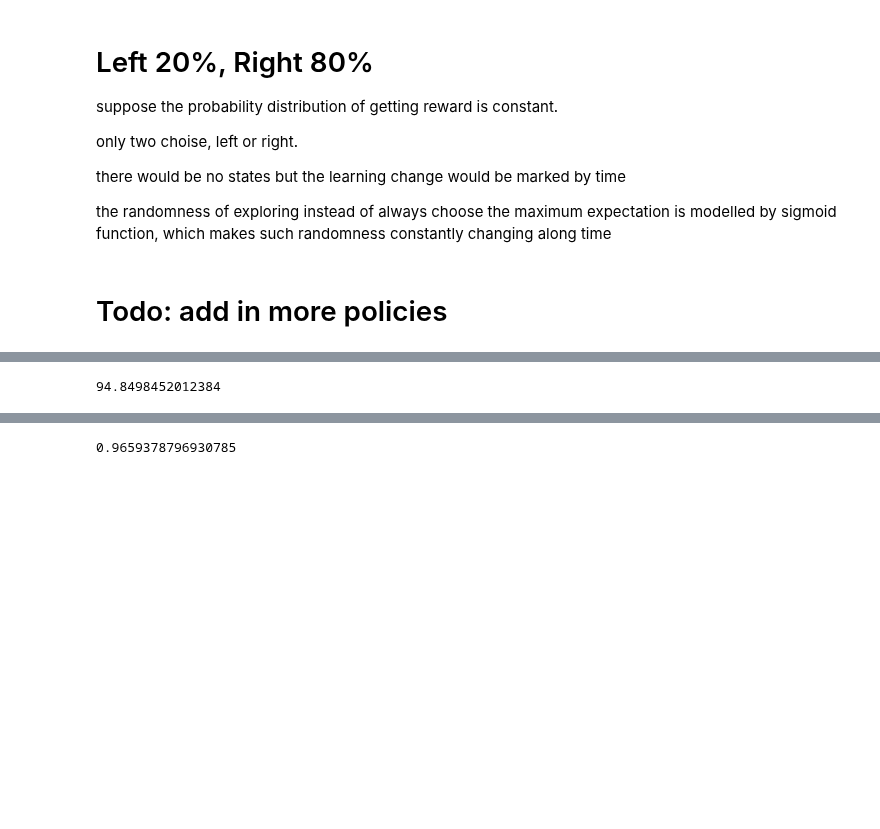
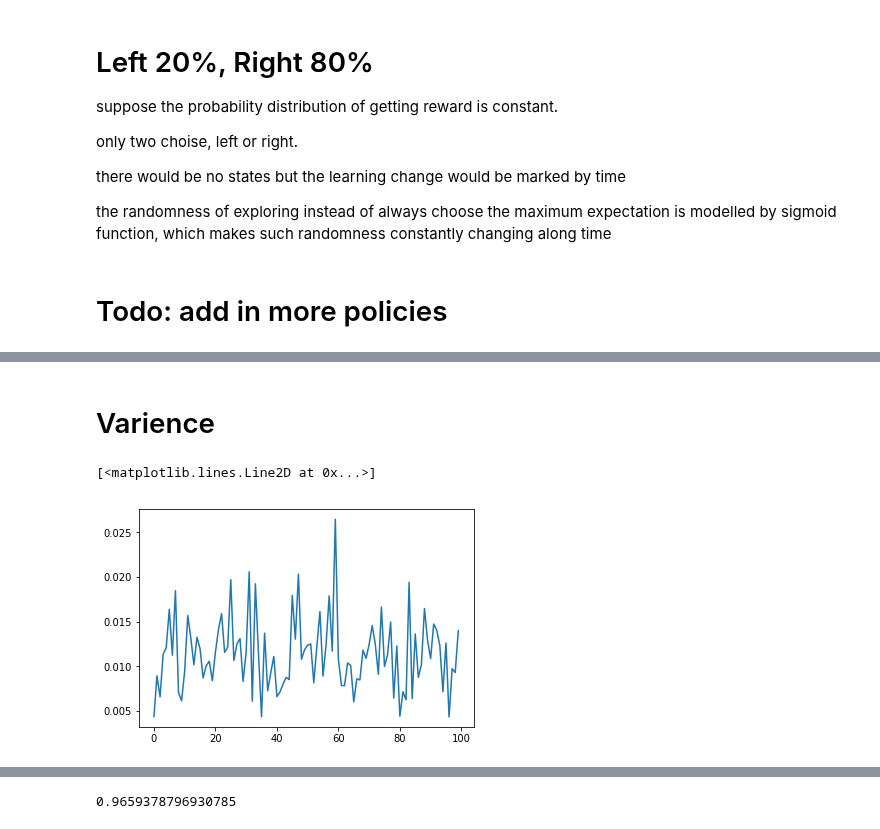
Before and after one commit to Maylibooyah69/RewardReversalPorject, a Jupyter notebook: Toy Q.ipynb, the cells around one changed output, grey strips where cells are left out. Cells and saved outputs as stored; diff of their text form; code cells hidden in the pictures; blank space fills up the shorter version.

```diff
--- a/Toy Q.ipynb
+++ b/Toy Q.ipynb
@@ -20,7 +20,7 @@ the randomness of exploring instead of always choose the maximum expectation is
 obs_size = 2 # get 0 or 1 as reward
 action_size = 2 #turn left or right
 alpha = 0.2 #learning rate
-beta = -6 # sharpness of sigmoid; this could be dynamic
+beta = 4 # sharpness of sigmoid; this could be dynamic
 gamma = 0
 iteration = 80000
 every_it_print=1000
@@ -37,3 +37,8 @@ def sigmoid(beta,q):
     q=np.array(q)
     val = 1/(1+np.exp(0-beta*q))
     return val
+def ratchose(Q): # 0 means left
+    if random.uniform(0,1)<sigmoid(beta,Q[0]-Q[1]):
+        return np.array([1,0])
+    else:
+        return np.array([0,1])
@@ -54,15 +57,14 @@ Q = np.zeros(2)
 
 #logs
 rewards=[]
+Qlog=[]
+temp=[]
 
 for i in range(iteration):
 
     # 0. get choice from rat
-    ratio = l_rat/(l_rat+r_rat)
-    if ratio > random.uniform(0,1):
-        turn = np.array([1,0])
-    else:
-        turn = np.array([0,1])
+
+    turn = ratchose(Q)
 
     # 0. set reward
     reward_site = random.uniform(0,1)
@@ -76,11 +78,15 @@ for i in range(iteration):
     rewards.append(reward)
 
     # 2. update rat's information
+    # Q will be between 0 and 5
     Q = Q + alpha*turn*(reward + gamma*np.max(Q)-Q) # I think this is where it went wrong
+    Qlog.append(Q)
     # you should only update the action taken
 
-    l_rat = 1-(sigmoid(beta,Q[0])/(sigmoid(beta,Q[0])+sigmoid(beta,Q[1])))
-    r_rat=1-l_rat
+#     l_rat = 1-(sigmoid(beta,Q[0])/(sigmoid(beta,Q[0])+sigmoid(beta,Q[1])))
+#     r_rat=1-l_rat
+    ratchose(Q)
+
     # I changed this function
     # 3. update count
     if np.array_equal(turn,np.array([1,0])):
@@ -93,9 +99,10 @@ for i in range(iteration):
     if i%every_it_print==0:
 #         print('Q-table',Q)
 #         print(l_rat)
-        pass
-#         print(Q,reward)
+        #print(Q,reward)
+        print(np.mean(np.array(Qlog)[:,0]))
 
+        temp.append(np.mean(np.array(Qlog)[:,0]))
 
 
     # end experiment if rat made more than 10 times right turn, which has prob < 0.00098 by purely random choice
@@ -107,4 +132,11 @@ for i in range(iteration):
-# %%
-sum(rewards)[1]/sum(rewards)[0]
-# %% [output]
-94.8498452012384
+# %% [markdown]
+# Varience
+# %%
+out=[]
+chulks=100
+for i in range(chulks):
+    out.append(np.var(np.array(Qlog)[int(i*len(Qlog)/chulks):int((i+1)*len(Qlog)/chulks),0]))
+plt.plot(out)
+# %% [output]
+[<matplotlib.lines.Line2D at 0x...>]
+[figure, added]
```
Also changed, not shown: parts of 7 cells of this notebook, 27 other files.
